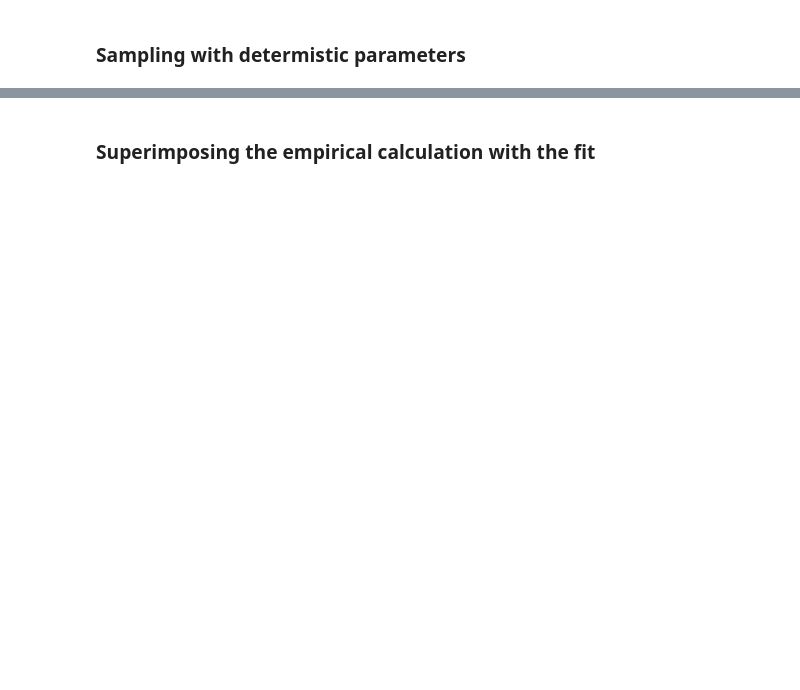
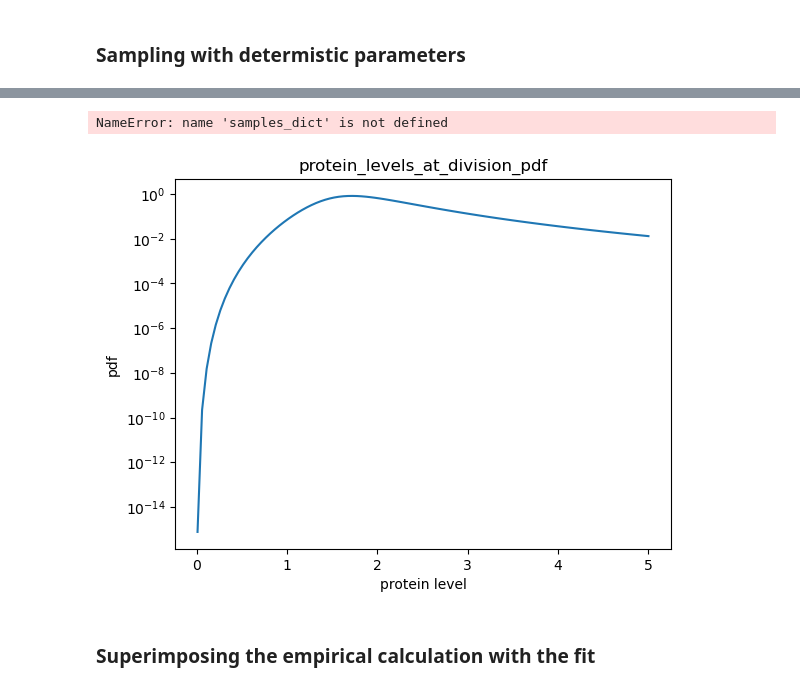
Before and after one commit to Vladi700/PoD_microbial_growth, a Jupyter notebook: empirical_hazard.ipynb, the cells around one changed output, grey strips where cells are left out. Cells and saved outputs as stored; diff of their text form; code cells hidden in the pictures; blank space fills up the shorter version.

```diff
--- a/empirical_hazard.ipynb
+++ b/empirical_hazard.ipynb
@@ -496,2 +504,54 @@ for name in names:
+# %%
+for i in range(len(names)):
+    # Extract posterior samples (e.g. from Stan or emcee output)
+    posterior_df = samples_dict[names[i]]     # shape (n_draws, 3)
+    alphas = posterior_df["alpha"].sample(100)
+    print("alphas:", alphas)
+    ks = posterior_df["k"].sample(100)
+    print("ks:", ks)
+    taus = posterior_df["tau"].sample(100)
+    print("taus:", taus)
+    simulated = []
+    # For each posterior draw, simulate a protein level
+    for alpha, k, tau in zip(alphas, ks, taus):
+        # sample one value using your MCMC kernel
+        sample = metropolis_hastings(protein_levels_at_division_pdf, alpha, k, tau, n_samples=1_000)
+        print("sample:", sample)
+        simulated.extend(sample)
+
+    simulated = np.array(simulated)
+    #print(simulated)
+    empirical_protein_level = dfs[names[i]]["protein_level"].dropna().values
+
+    # Plot
+    plt.figure(figsize=(6, 4))
+    plt.hist(simulated, bins=100, density=True, alpha=0.6, label="Posterior Predictive", color='C0')
+    plt.hist(empirical_protein_level, bins=100, density=True, alpha=0.6, label="Empirical Data", color='C1')
+
+    plt.xlabel("Protein level at division")
+    plt.ylabel("Density")
+    plt.title(f"Posterior Predictive Check — {names[i]}")
+    plt.legend()
+    plt.tight_layout()
+    print(i)
+    plt.show()
+# %% [output]
+NameError: name 'samples_dict' is not defined
+# %%
+alpha = alphas.iloc[0]
+k = ks.iloc[0]
+tau = taus.iloc[0]
+
+x_vals = np.linspace(0.01, 5, 100)
+y_vals = [protein_levels_at_division_pdf(x, alpha, k, tau) for x in x_vals]
+
+plt.plot(x_vals, y_vals)
+plt.yscale('log')
+plt.title("protein_levels_at_division_pdf")
+plt.xlabel("protein level")
+plt.ylabel("pdf")
+plt.show()
+# %% [output]
+[figure, added]
 # %% [markdown]
 ### Superimposing the empirical calculation with the fit
```
Also changed, not shown: parts of 19 cells of this notebook, 2 other files.
